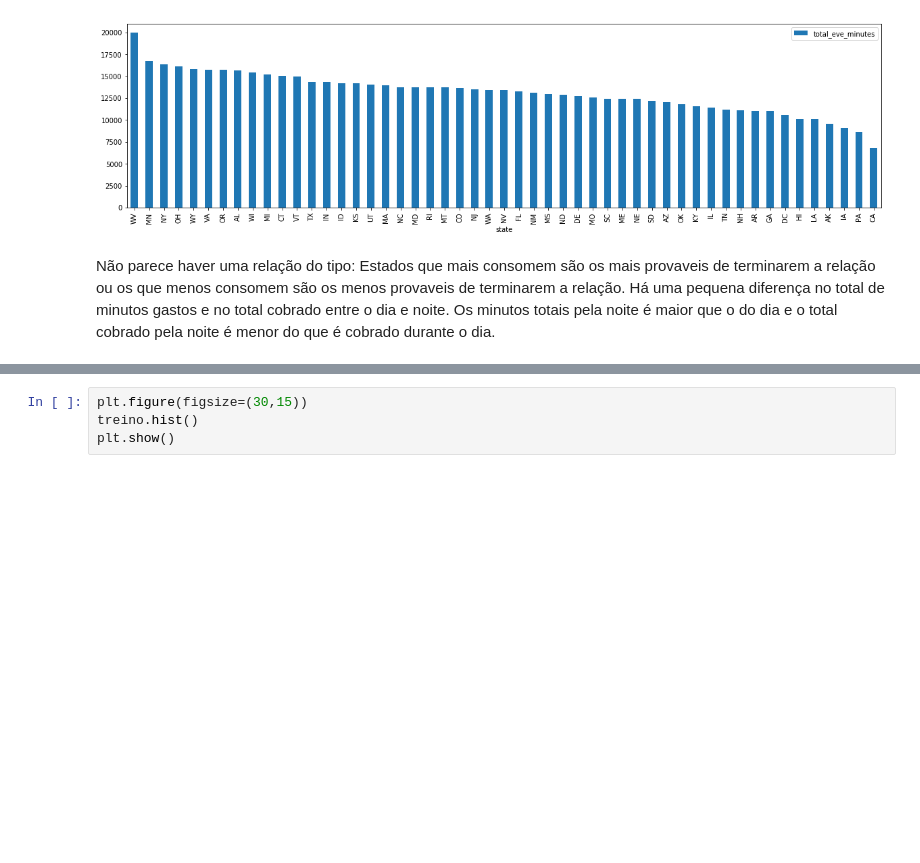
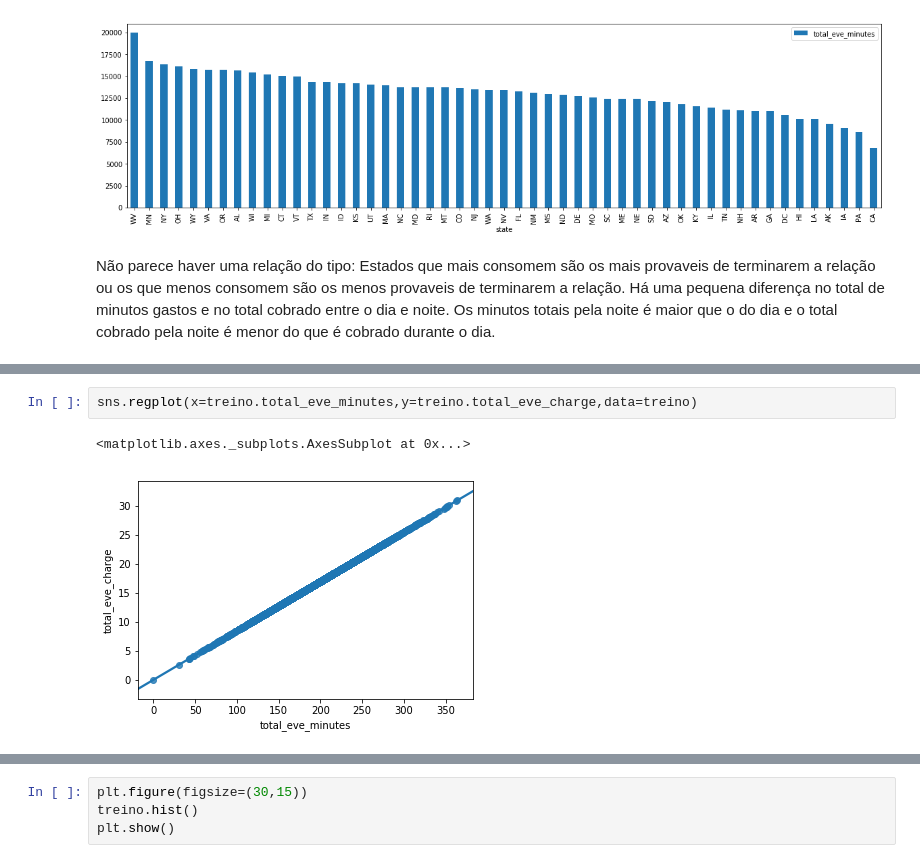
Before and after one commit to marlonmoreira1/projeto4_telecom_churn, a Jupyter notebook: telecom_churn.ipynb, the cells around one changed output, grey strips where cells are left out. Drawn from its saved outputs; the diff is of its cells as text; blank space fills up the shorter version.

```diff
--- a/telecom_churn.ipynb
+++ b/telecom_churn.ipynb
@@ -156,0 +185,5 @@ Não parece haver uma relação do tipo: Estados que mais consomem são os mais
+# %%
+sns.regplot(x=treino.total_eve_minutes,y=treino.total_eve_charge,data=treino)
+# %% [output]
+<matplotlib.axes._subplots.AxesSubplot at 0x...>
+[figure, added]
```
Also changed, not shown: parts of 10 cells of this notebook.
